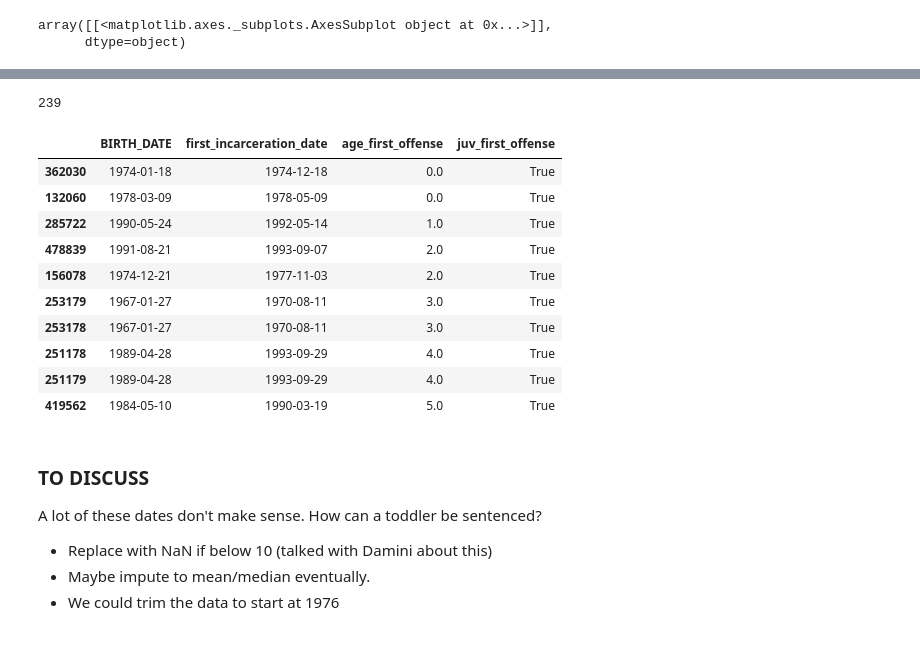
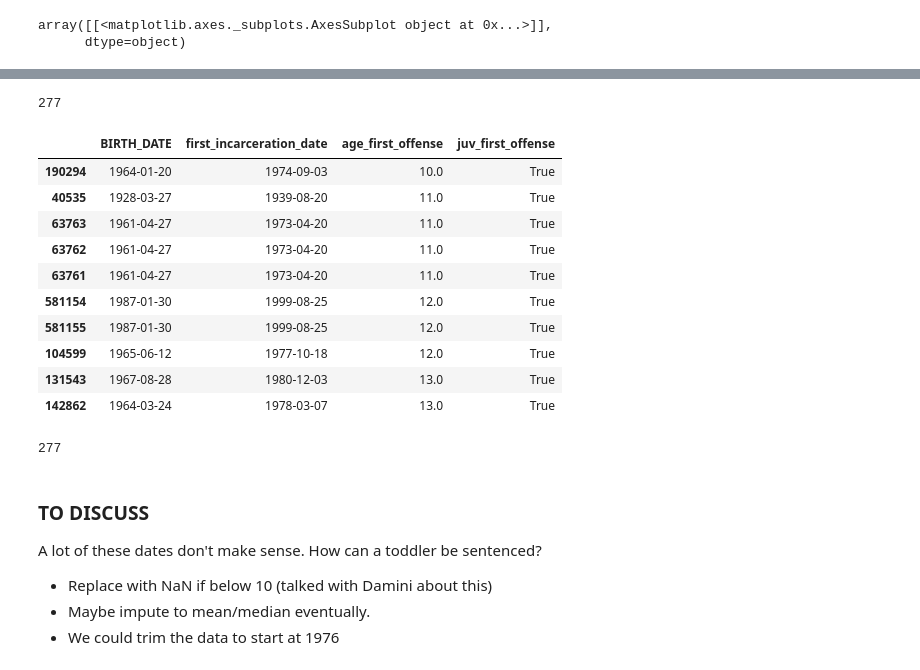
Before and after one commit to christi-liongson/covid_decarceration, a Jupyter notebook: files/features_split_preprocess.ipynb, the cells around one changed output, grey strips where cells are left out. Saved outputs shown, nothing was run; the diff lists cells and outputs as text; code cells hidden in the pictures.

```diff
--- a/files/features_split_preprocess.ipynb
+++ b/files/features_split_preprocess.ipynb
@@ -177,7 +182,7 @@ dataset_main['age_at_sentence'].isnull().sum()
 # %%
 # Create age categories
 # Resources: https://www.ussc.gov/research/research-reports/effects-aging-recidivism-among-federal-offenders
-dataset_main['age_cat'] = pd.cut(dataset_main['age_at_sentence'],
+dataset_main_active['age_cat'] = pd.cut(dataset_main_active['age_at_sentence'],
                                  bins=[0,17,21,24,29,34,39,44,49,54,59,64,90],
                                  labels=['Under 18', '18-21','22-24','25-29','30-34','35-39','40-44','45-49',
                                         '50-54','55-59','60-64','65 and older',])
@@ -201,5 +214,5 @@ dtype: int64
 # %%
 # Compute age at first incarceration
-first_incarceration = pd.DataFrame(dataset_main.groupby(['ID'])['EARLIEST_SENTENCE_EFFECTIVE_DT'].min().reset_index(name='first_incarceration_date'))
-dataset_main = dataset_main.merge(first_incarceration, on='ID')
+first_incarceration = pd.DataFrame(dataset_main_active.groupby(['ID'])['EARLIEST_SENTENCE_EFFECTIVE_DT'].min().reset_index(name='first_incarceration_date'))
+dataset_main_active = dataset_main_active.merge(first_incarceration, on='ID')
 # %%
@@ -213,6 +226,6 @@ dataset_main[['ID','COMMITMENT_PREFIX','EARLIEST_SENTENCE_EFFECTIVE_DT','first_i
 | 4 | 8 | AB | 1993-08-30 | 1990-04-09 |
 # %%
 # Flag for juvenile offense
-dataset_main['age_first_offense'] = (dataset_main['first_incarceration_date'] - dataset_main['BIRTH_DATE']).astype('<m8[Y]')
-dataset_main['age_first_offense'].describe()
+dataset_main_active['age_first_offense'] = (dataset_main_active['first_incarceration_date'] - dataset_main_active['BIRTH_DATE']).astype('<m8[Y]')
+dataset_main_active['age_first_offense'].describe()
 # %% [output]
@@ -264,26 +277,31 @@ array([[<matplotlib.axes._subplots.AxesSubplot object at 0x...>]],
 # %%
-# Convert to NaN?
-dataset_main.loc[dataset_main['age_first_offense'] < 0, ['age_first_offense']] = np.NaN
+# Convert to NaN if less than 10
+dataset_main_active.loc[dataset_main_active['age_first_offense'] < 10, ['age_first_offense']] = np.NaN
 
 # Check number of misisng
-dataset_main['age_first_offense'].isnull().sum()
+dataset_main_active['age_first_offense'].isnull().sum()
 # %% [output]
-239
+277
 # %%
-dataset_main['juv_first_offense'] = (dataset_main['age_first_offense'] < 18)
-dataset_main.sort_values('age_first_offense')[['BIRTH_DATE','first_incarceration_date','age_first_offense', 'juv_first_offense']].head(10)
+dataset_main_active['juv_first_offense'] = (dataset_main_active['age_first_offense'] < 18)
+dataset_main_active.sort_values('age_first_offense')[['BIRTH_DATE','first_incarceration_date','age_first_offense', 'juv_first_offense']].head(10)
 # %% [output]
 |  | BIRTH_DATE | first_incarceration_date | age_first_offense | juv_first_offense |
-| 362030 | 1974-01-18 | 1974-12-18 | 0.0 | True |
-| 132060 | 1978-03-09 | 1978-05-09 | 0.0 | True |
-| 285722 | 1990-05-24 | 1992-05-14 | 1.0 | True |
-| 478839 | 1991-08-21 | 1993-09-07 | 2.0 | True |
-| 156078 | 1974-12-21 | 1977-11-03 | 2.0 | True |
-| 253179 | 1967-01-27 | 1970-08-11 | 3.0 | True |
-| 253178 | 1967-01-27 | 1970-08-11 | 3.0 | True |
-| 251178 | 1989-04-28 | 1993-09-29 | 4.0 | True |
-| 251179 | 1989-04-28 | 1993-09-29 | 4.0 | True |
-| 419562 | 1984-05-10 | 1990-03-19 | 5.0 | True |
+| 190294 | 1964-01-20 | 1974-09-03 | 10.0 | True |
+| 40535 | 1928-03-27 | 1939-08-20 | 11.0 | True |
+| 63763 | 1961-04-27 | 1973-04-20 | 11.0 | True |
+| 63762 | 1961-04-27 | 1973-04-20 | 11.0 | True |
+| 63761 | 1961-04-27 | 1973-04-20 | 11.0 | True |
+| 581154 | 1987-01-30 | 1999-08-25 | 12.0 | True |
+| 581155 | 1987-01-30 | 1999-08-25 | 12.0 | True |
+| 104599 | 1965-06-12 | 1977-10-18 | 12.0 | True |
+| 131543 | 1967-08-28 | 1980-12-03 | 13.0 | True |
+| 142862 | 1964-03-24 | 1978-03-07 | 13.0 | True |
+# %%
+#dataset_main_active.loc[dataset_main_active['age_first_offense'] < 10, ['juv_first_offense']] = np.NaN
+dataset_main_active['age_first_offense'].isnull().sum()
+# %% [output]
+277
 # %% [markdown]
 ### TO DISCUSS
 A lot of these dates don't make sense. How can a toddler be sentenced?
```
Also changed, not shown: parts of 56 cells of this notebook.
